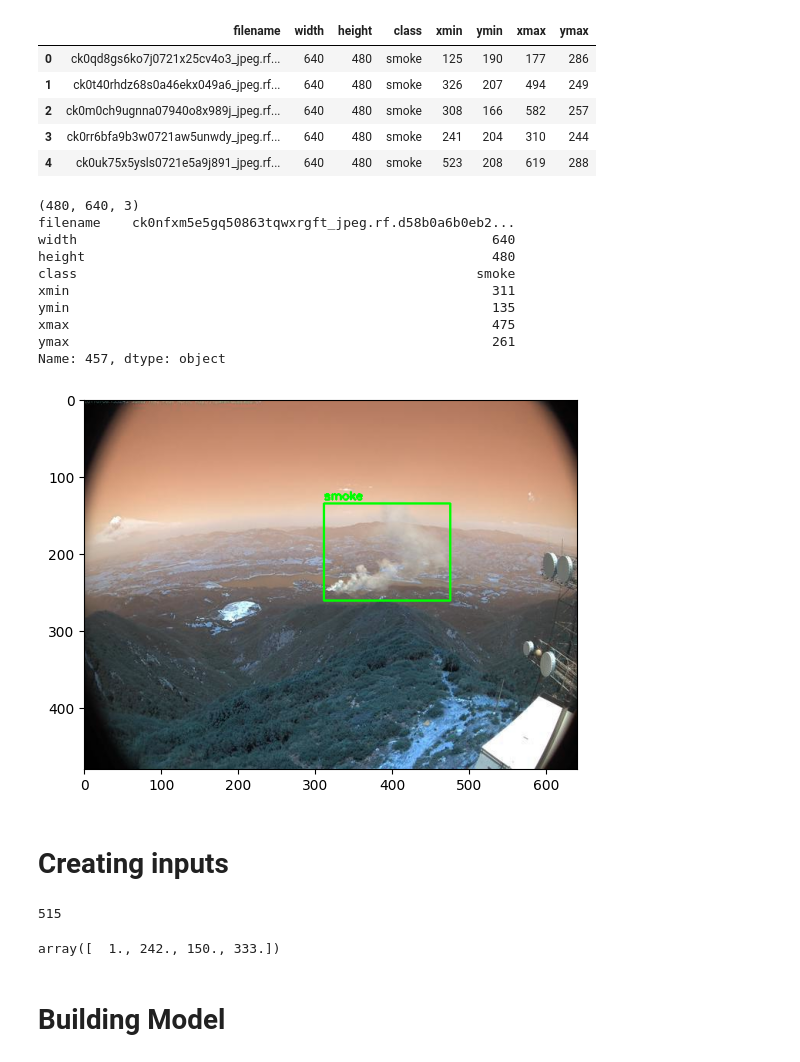
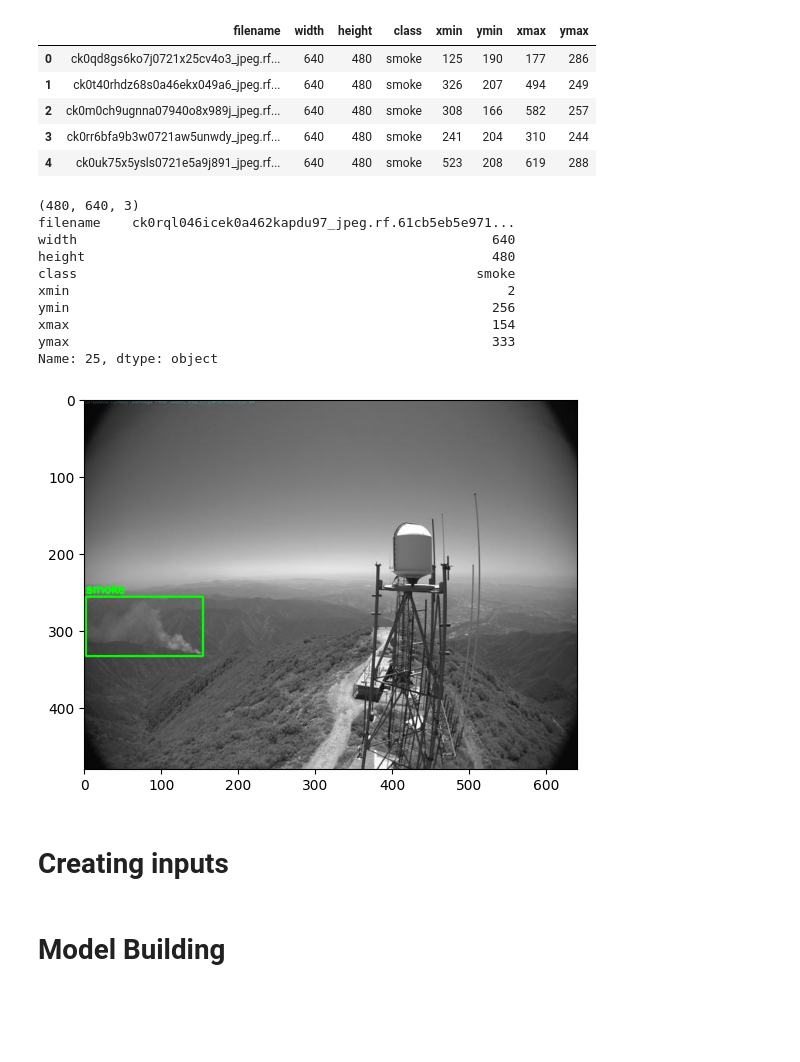
Before and after one commit to Shreyas1018/WildFireDetection, a Jupyter notebook: Wildfire.ipynb, the cells around one changed output. Cells and saved outputs as stored; diff of their text form; code cells hidden in the pictures; blank space fills up the shorter version.

```diff
--- a/Wildfire.ipynb
+++ b/Wildfire.ipynb
@@ -52,27 +53,27 @@ def Bounding_box(image, annotations):
 
     return image
 # %%
-for i in os.listdir(train_path)[2:]:
+for i in os.listdir(test_path)[1:]:
 
-    img = cv2.imread(os.path.join(train_path, i), cv2.IMREAD_COLOR)
+    img = cv2.imread(os.path.join(test_path, i), cv2.IMREAD_COLOR)
     print(img.shape)
-    image_annotations = train_annot[train_annot['filename'] == i]
+    image_annotations = test_annot[test_annot['filename'] == i]
 
     annotated_image = Bounding_box(img, image_annotations)
 
     plt.imshow(annotated_image)
     break
 # %% [output]
 (480, 640, 3)
-filename    ck0nfxm5e5gq50863tqwxrgft_jpeg.rf.d58b0a6b0eb2...
+filename    ck0rql046icek0a462kapdu97_jpeg.rf.61cb5eb5e971...
 width                                                     640
 height                                                    480
 class                                                   smoke
-xmin                                                      311
-ymin                                                      135
-xmax                                                      475
-ymax                                                      261
-Name: 457, dtype: object
+xmin                                                        2
+ymin                                                      256
+xmax                                                      154
+ymax                                                      333
+Name: 25, dtype: object
-[figure, old version]
+[figure, new version]
 # %% [markdown]
 # Creating inputs
@@ -119,6 +79,0 @@ val_images, val_annotations = load_data(train_path)
-# %%
-print(len(train_images))
-train_annotations[0]
-# %% [output]
-515
-array([  1., 242., 150., 333.])
@@ -125,5 +106,5 @@ array([  1., 242., 150., 333.])
 # %% [markdown]
-# Building Model
+# Model Building
 # %%
 class Model:
 
```
Also changed, not shown: parts of 26 cells of this notebook.
